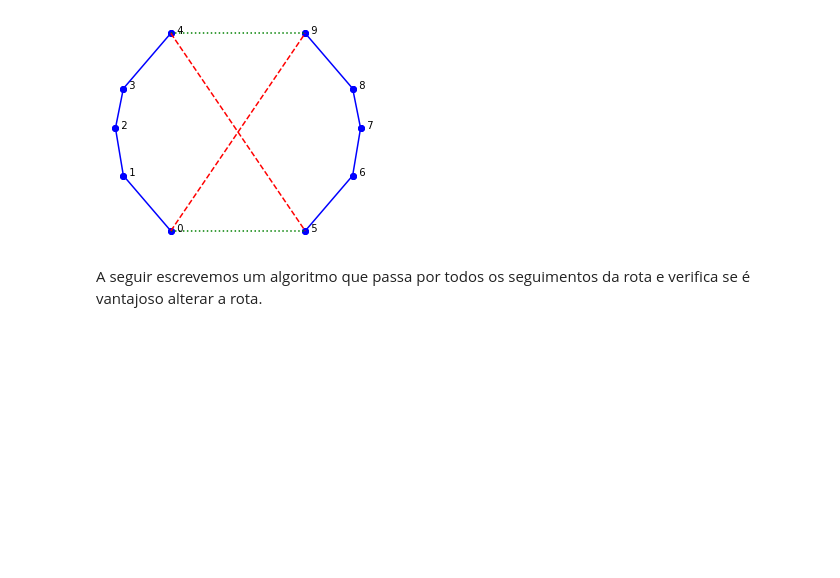
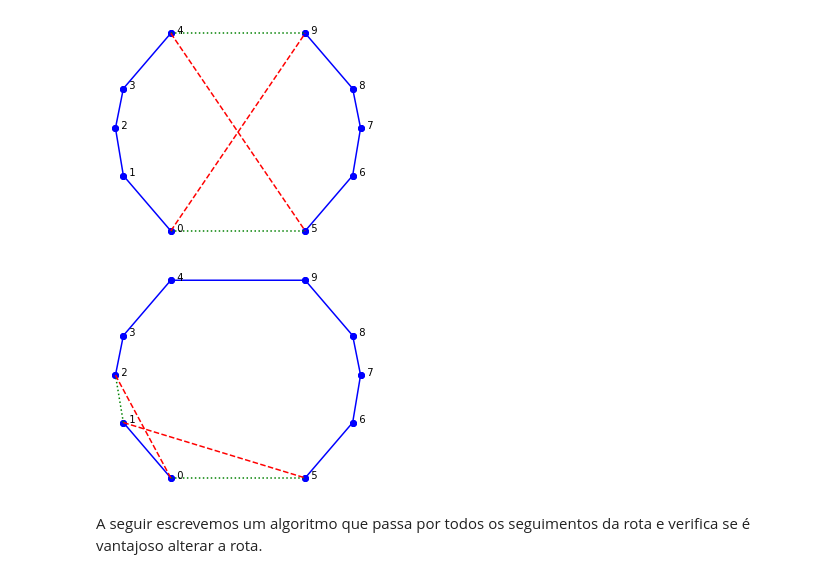
Before and after one commit to CoralBleaching/Metaheuristics-CombinatorialOptim, a Jupyter notebook: PCV.ipynb, the cells around one changed output. Cells and saved outputs as stored; diff of their text form; code cells hidden in the pictures; blank space fills up the shorter version.

```diff
--- a/PCV.ipynb
+++ b/PCV.ipynb
@@ -467,6 +467,15 @@ plot_nomes_linhas(cross, 'bo-', range(5), range(5, 10),
                           'r--', (4, 5), (0, 9))
 # %% [output]
 [figure]
+# %%
+cross = [ [9, 3],  [3, 10],  [2, 16],  [3, 21],  [9, 28],
+         [26, 3], [32, 10], [33, 16], [32, 21], [26, 28] ]
+
+plot_nomes_linhas(cross, 'bo-', range(2), [*range(2, 5), *range(9, 4, -1)],
+                          'g:', (1, 2), (0, 5),
+                          'r--', (1, 5), (0, 2))
+# %% [output]
+[figure, added]
 # %%
 def reverter(rota, i, j):
     "Se a reversão da rota [i:j] for mais curta então reverta."
```
Also changed, not shown: parts of 20 cells of this notebook.
